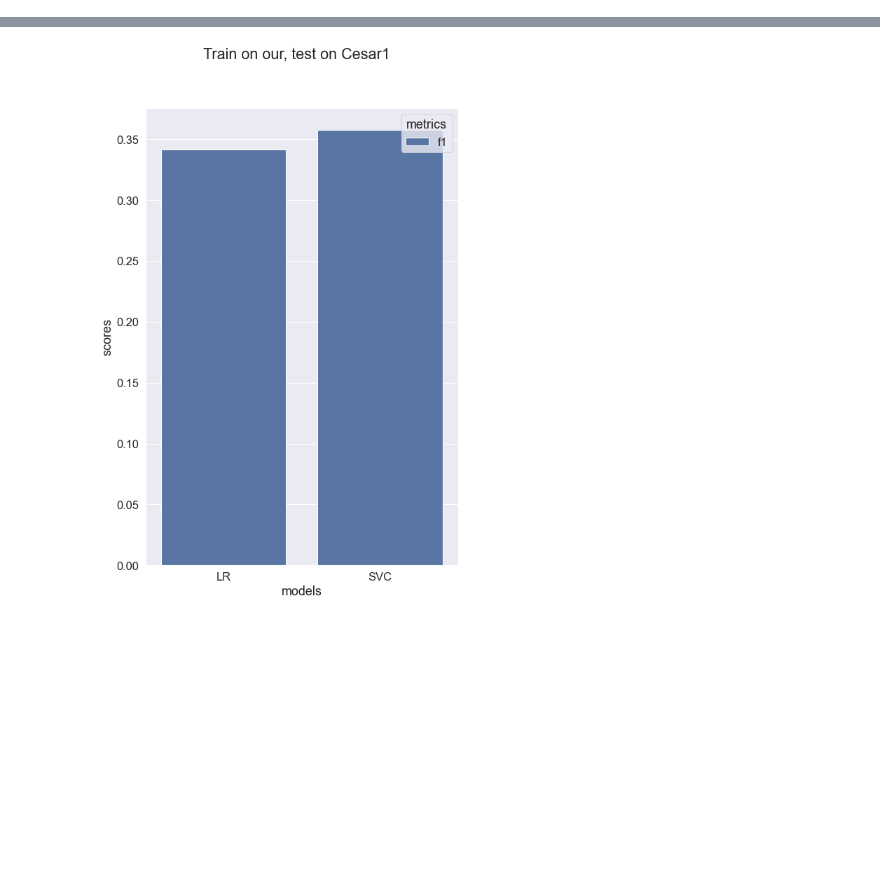
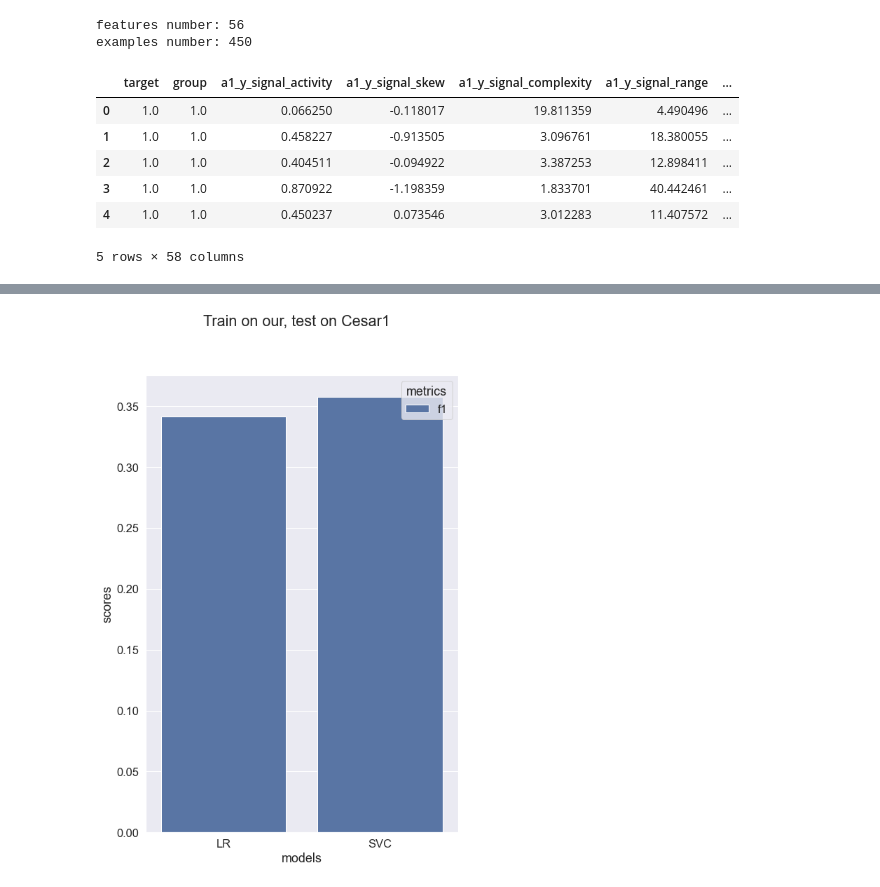
Before and after one commit to RuslanBabudzhan/QuantumBearings, a Jupyter notebook: notebooks/CompareDatasets.ipynb, the cells around one changed output, grey strips where cells are left out. Saved outputs shown, nothing was run; the diff lists cells and outputs as text; code cells hidden in the pictures; blank space fills up the shorter version.

```diff
--- a/notebooks/CompareDatasets.ipynb
+++ b/notebooks/CompareDatasets.ipynb
@@ -14,0 +55,22 @@ third_party_data_path = os.path.join(project_folder, "data/third party datasets/
+# %%
+%%time
+
+stats = iterators.Stats.get_keys()
+stats = [stat for stat in stats if stat not in ['mean', 'std', 'variation']]
+splitter_processor = splitter.Splitter(use_signal=True, use_specter=True, specter_threshold=1000, stats=stats, scaler=StandardScaler)
+prepared_data_cesar = splitter_processor.split_dataset(full_dataset_cesar, stable_area=[(0.1, 3.)], splits_number=10,
+                                                     signal_data_columns=['a1_y', 'a2_y'])
+# prepared_data_cesar.to_csv(os.path.join(third_party_data_path,  'N1 Cesar Ricardo/csv/processed_full_signal_specter1000_Zscale.csv'), index=None)
+print(f"features number: {prepared_data_cesar.shape[1]-2}")
+print(f"examples number: {prepared_data_cesar.shape[0]}")
+prepared_data_cesar.head()
+# %% [output]
+features number: 56
+examples number: 450
+|  | target | group | a1_y_signal_activity | a1_y_signal_skew | a1_y_signal_complexity | a1_y_signal_range | ... |
+| 0 | 1.0 | 1.0 | 0.066250 | -0.118017 | 19.811359 | 4.490496 | ... |
+| 1 | 1.0 | 1.0 | 0.458227 | -0.913505 | 3.096761 | 18.380055 | ... |
+| 2 | 1.0 | 1.0 | 0.404511 | -0.094922 | 3.387253 | 12.898411 | ... |
+| 3 | 1.0 | 1.0 | 0.870922 | -1.198359 | 1.833701 | 40.442461 | ... |
+| 4 | 1.0 | 1.0 | 0.450237 | 0.073546 | 3.012283 | 11.407572 | ... |
+5 rows × 58 columns
```
Also changed, not shown: parts of 14 cells of this notebook, 2 other files.
